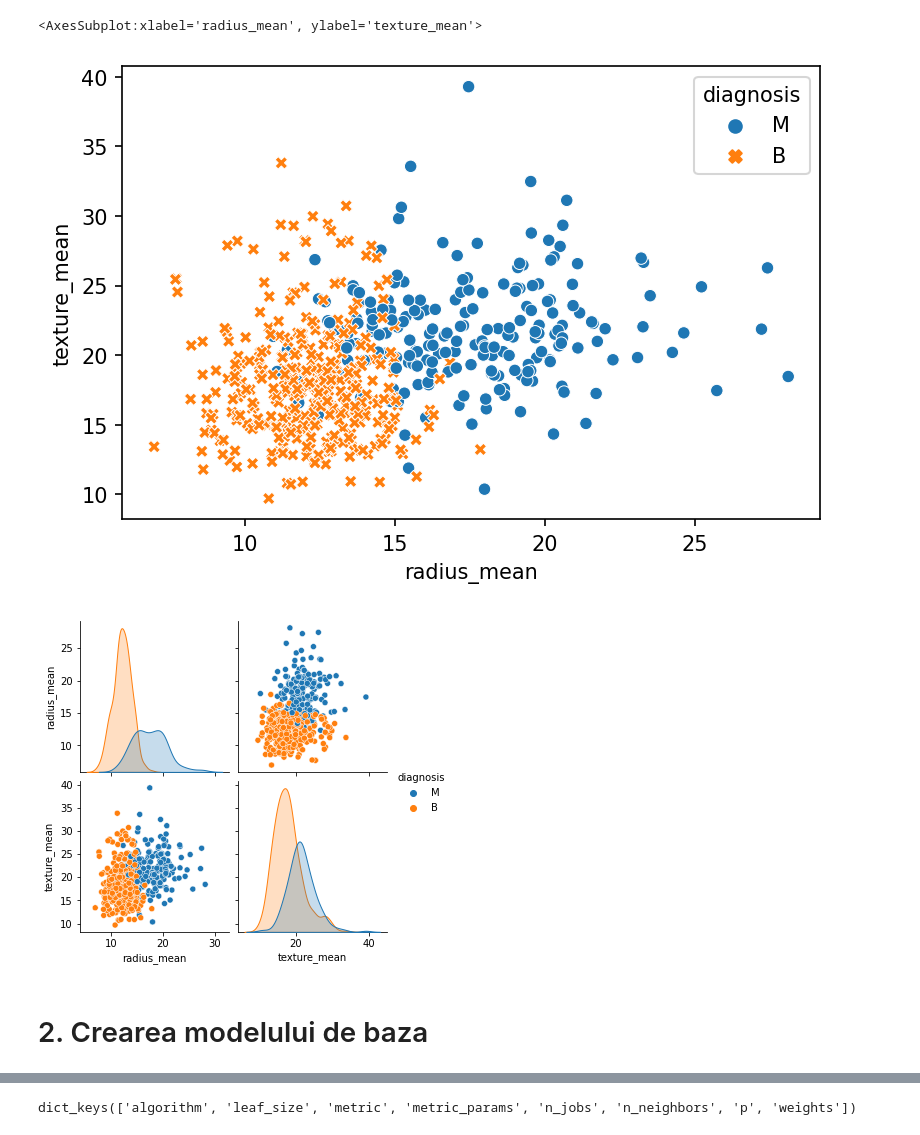
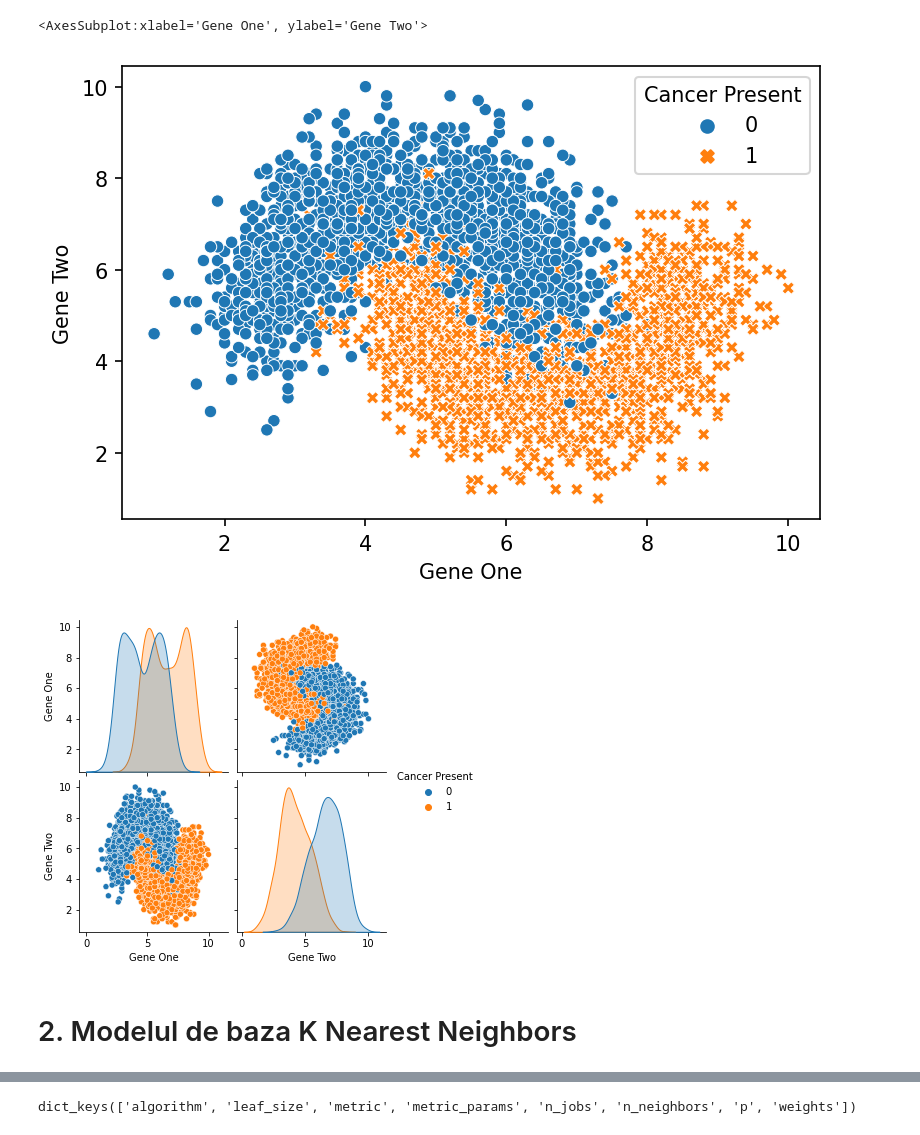
Before and after one commit to npsimid/Machine_Learning_Algorithms, a Jupyter notebook: KNN - K Nearest Neighbors/KNN.ipynb, the cells around one changed output, grey strips where cells are left out. Saved outputs shown, nothing was run; the diff lists cells and outputs as text; code cells hidden in the pictures.

```diff
--- a/KNN - K Nearest Neighbors/KNN.ipynb
+++ b/KNN - K Nearest Neighbors/KNN.ipynb
@@ -8,7 +21,7 @@ import seaborn as sns
 # 1. Importul si analiza datelor
 # %%
 # Importul fisierului cu date 'data_simple.csv'
-df = pd.read_csv('data_simple.csv', index_col=0)
+df = pd.read_csv('gene_expression.csv')
 # %%
 df
 # %% [output]
@@ -69,16 +82,17 @@ sns.countplot(data=df, x = 'diagnosis')
 # %%
 # vizualizarea grupării claselor in funcție de 2 caracteristici  (scatterplot())
 plt.figure(dpi=150)
-sns.scatterplot(data=df, x='radius_mean', y='texture_mean', hue = 'diagnosis', style = "diagnosis")
+sns.scatterplot(data=df, x='Gene One',y='Gene Two',hue='Cancer Present', style = "Cancer Present")
 # %% [output]
-<AxesSubplot:xlabel='radius_mean', ylabel='texture_mean'>
+<AxesSubplot:xlabel='Gene One', ylabel='Gene Two'>
-[figure, old version]
+[figure, new version]
 # %%
 # vizuazlizarea pozitionarii distributiei punctelor in planul de caracteristici (pairplot())
-sns.pairplot(data=df, hue = 'diagnosis');
+sns.pairplot(data=df, hue = 'Cancer Present');
 # %% [output]
-[figure, old version]
+[figure, new version]
 # %% [markdown]
-# 2. Crearea modelului de baza
+<a id='2'></a>
+# 2. Modelul de baza K Nearest Neighbors
 # %%
 # crearea setului X si y
```
Also changed, not shown: parts of 33 cells of this notebook, 5 other files.
